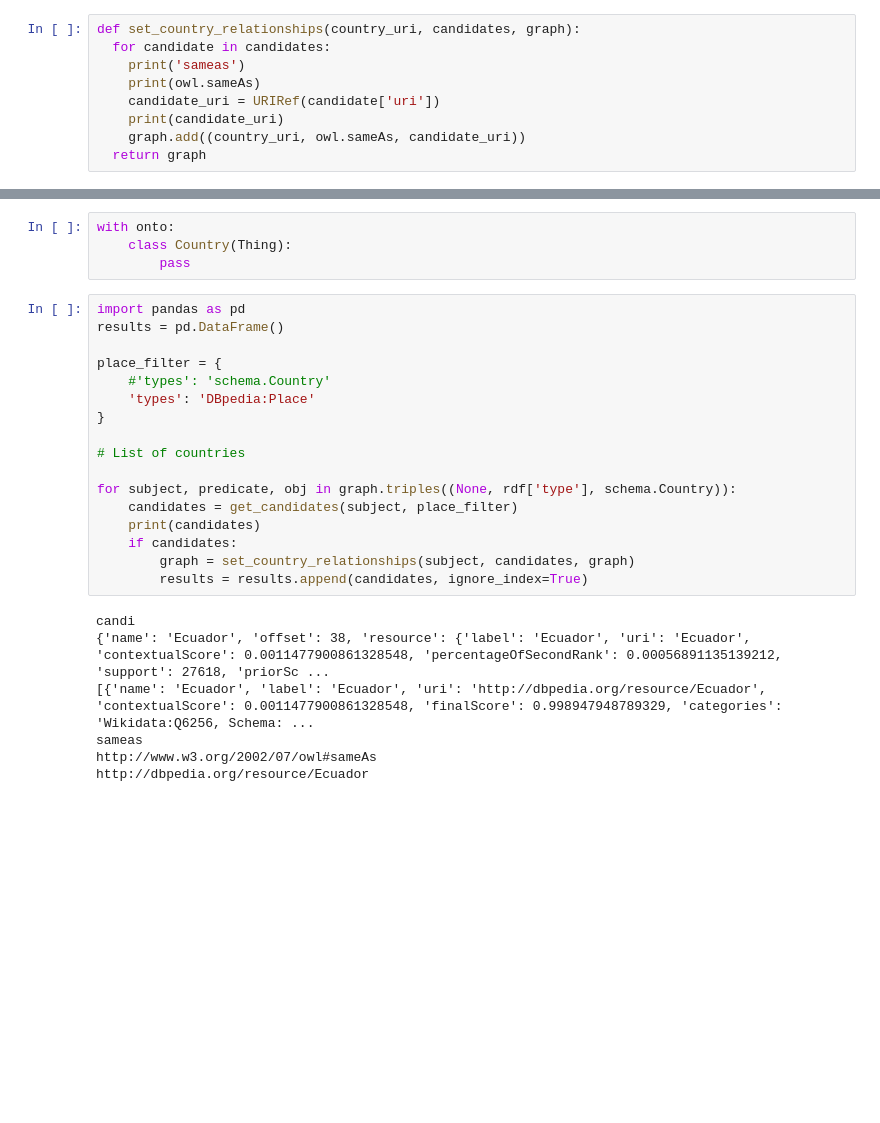
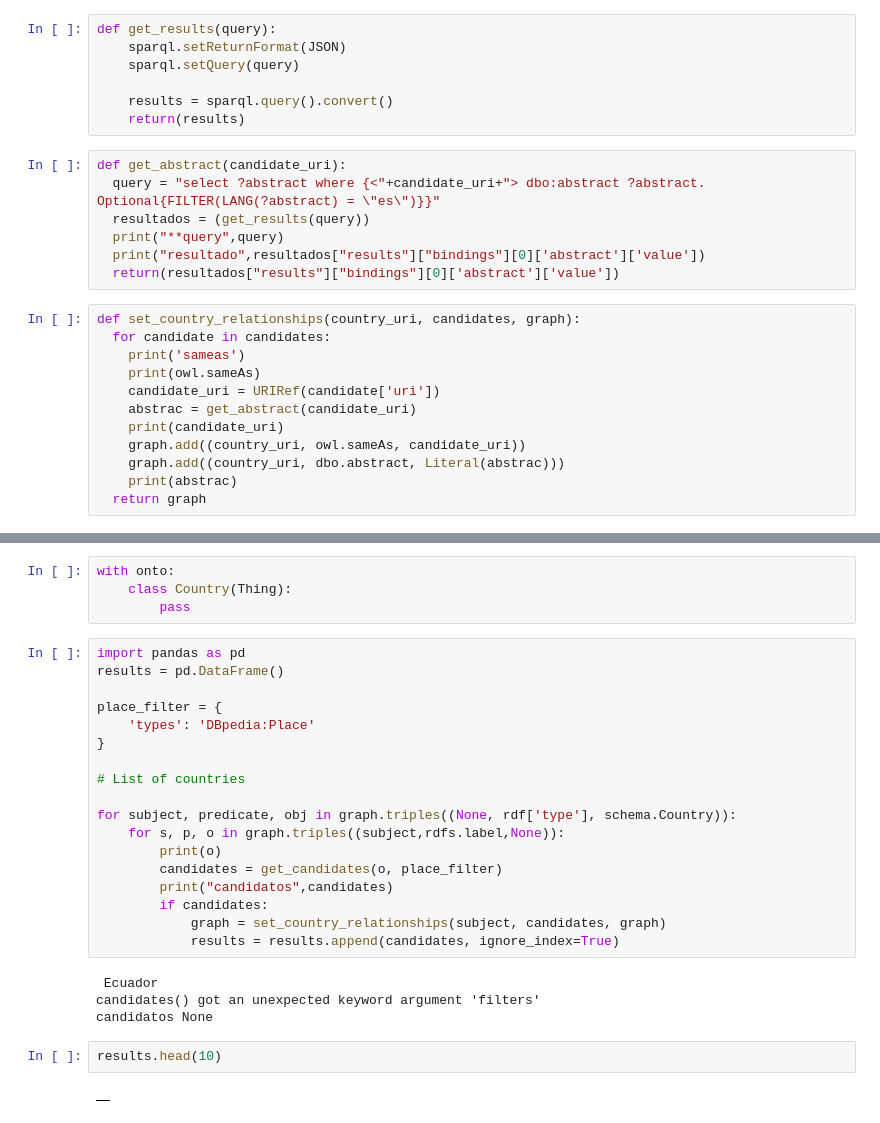
Before and after one commit to dpmerino/SBCApis, a Jupyter notebook: proyectoSameAs.ipynb, the cells around one changed output, grey strips where cells are left out. Drawn from its saved outputs; the diff is of its cells as text; blank space fills up the shorter version.

Commit message:
TTL con informacion de dbpedia

```diff
--- a/proyectoSameAs.ipynb
+++ b/proyectoSameAs.ipynb
@@ -48,10 +59,27 @@ def get_candidates(text, filters, confidence=0.4, support=20):
+# %%
+def get_results(query):
+    sparql.setReturnFormat(JSON)
+    sparql.setQuery(query)
+
+    results = sparql.query().convert()
+    return(results)
+# %%
+def get_abstract(candidate_uri):
+  query = "select ?abstract where {<"+candidate_uri+"> dbo:abstract ?abstract. Optional{FILTER(LANG(?abstract) = \"es\")}}"
+  resultados = (get_results(query))
+  print("**query",query)
+  print("resultado",resultados["results"]["bindings"][0]['abstract']['value'])
+  return(resultados["results"]["bindings"][0]['abstract']['value'])
 # %%
 def set_country_relationships(country_uri, candidates, graph):
   for candidate in candidates:
     print('sameas')
     print(owl.sameAs)
     candidate_uri = URIRef(candidate['uri'])
+    abstrac = get_abstract(candidate_uri)
     print(candidate_uri)
     graph.add((country_uri, owl.sameAs, candidate_uri))
+    graph.add((country_uri, dbo.abstract, Literal(abstrac)))
+    print(abstrac)
   return graph
 # %%
@@ -76,25 +107,27 @@ import pandas as pd
 results = pd.DataFrame()
 
 place_filter = {
-    #'types': 'schema.Country'
     'types': 'DBpedia:Place'
 }
 
 # List of countries
 
 for subject, predicate, obj in graph.triples((None, rdf['type'], schema.Country)):
-    candidates = get_candidates(subject, place_filter)
-    print(candidates)
-    if candidates:
-        graph = set_country_relationships(subject, candidates, graph)
-        results = results.append(candidates, ignore_index=True)
+    for s, p, o in graph.triples((subject,rdfs.label,None)):
+        print(o)
+        candidates = get_candidates(o, place_filter)
+        print("candidatos",candidates)
+        if candidates:
+            graph = set_country_relationships(subject, candidates, graph)
+            results = results.append(candidates, ignore_index=True)
 # %% [output]
-candi
-{'name': 'Ecuador', 'offset': 38, 'resource': {'label': 'Ecuador', 'uri': 'Ecuador', 'contextualScore': 0.0011477900861328548, 'percentageOfSecondRank': 0.00056891135139212, 'support': 27618, 'priorSc ...
-[{'name': 'Ecuador', 'label': 'Ecuador', 'uri': 'http://dbpedia.org/resource/Ecuador', 'contextualScore': 0.0011477900861328548, 'finalScore': 0.998947948789329, 'categories': 'Wikidata:Q6256, Schema: ...
-sameas
-http://www.w3.org/2002/07/owl#sameAs
-http://dbpedia.org/resource/Ecuador
+ Ecuador
+candidates() got an unexpected keyword argument 'filters'
+candidatos None
+# %%
+results.head(10)
+# %% [output]
+|  |
 # %%
 graph.print()
 # %% [output]
```
Also changed, not shown: parts of 13 cells of this notebook, 4 other files.
